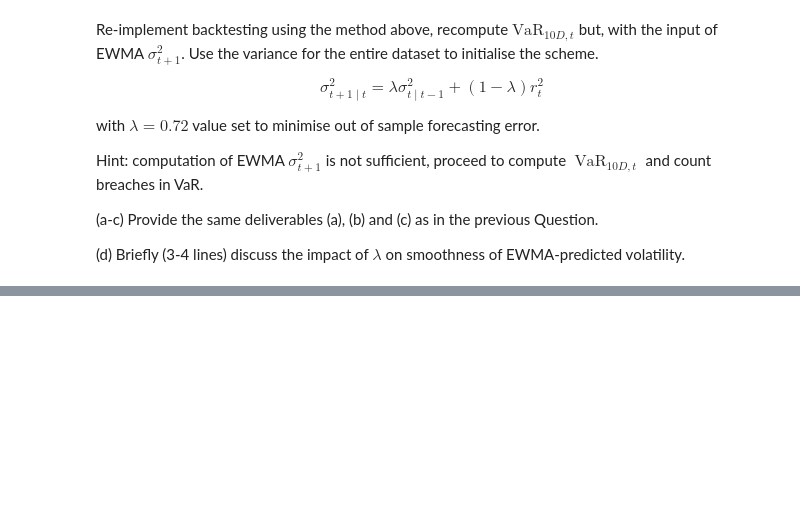
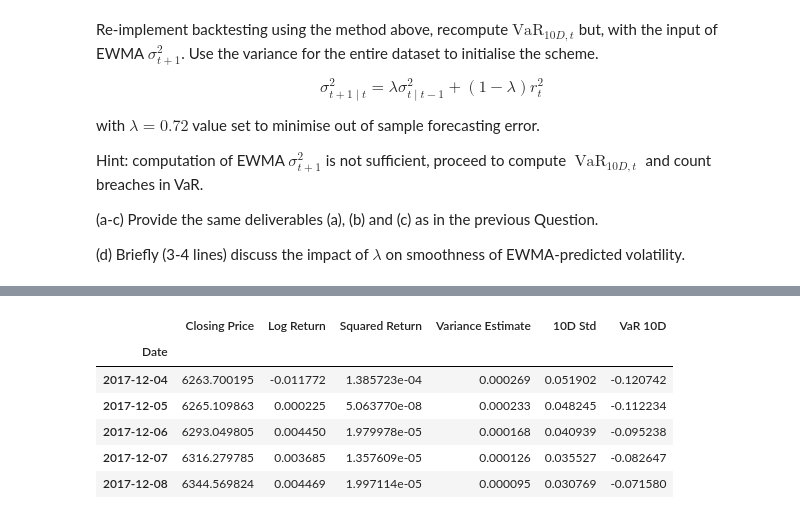
Before and after one commit to imharrisonking/cqf, a Jupyter notebook: 02-quantitative-risk-and-return/exam/E1_HARRISONKING_REPORT.ipynb, the cells around one changed output, grey strips where cells are left out. Cells and saved outputs as stored; diff of their text form; code cells hidden in the pictures; blank space fills up the shorter version.

```diff
--- a/02-quantitative-risk-and-return/exam/E1_HARRISONKING_REPORT.ipynb
+++ b/02-quantitative-risk-and-return/exam/E1_HARRISONKING_REPORT.ipynb
@@ -932,0 +976,27 @@ Hint: computation of EWMA $\sigma_{t+1}^{2}$ is not sufficient, proceed to compu
+# %%
+# Set lambda value for EWMA function
+ewma_lambda = 0.72
+
+# Create a new column and set the first value to the average variance
+risk_metrics_df['Variance Estimate'] = np.nan
+risk_metrics_df['Variance Estimate'].iloc[0] = average_variance
+
+# Loop through the rows using the previous row's variance estimate with the EWMA function
+for i in range(1, len(risk_metrics_df)):
+    risk_metrics_df['Variance Estimate'].iloc[i] = (ewma_lambda * risk_metrics_df['Variance Estimate'].iloc[i-1]) + (1 - ewma_lambda) * risk_metrics_df['Squared Return'].iloc[i-1]
+
+# Calculate the 10 day standard deviation
+risk_metrics_df['10D Std'] = np.sqrt(risk_metrics_df['Variance Estimate'] * 10)
+
+# 10 day VaR at the same confidence level, therefore use same factor
+risk_metrics_df['VaR 10D'] = risk_metrics_df['10D Std'] * factor
+
+risk_metrics_df.head()
+# %% [output]
+|  | Closing Price | Log Return | Squared Return | Variance Estimate | 10D Std | VaR 10D |
+| Date |  |  |  |  |  |  |
+| 2017-12-04 | 6263.700195 | -0.011772 | 1.385723e-04 | 0.000269 | 0.051902 | -0.120742 |
+| 2017-12-05 | 6265.109863 | 0.000225 | 5.063770e-08 | 0.000233 | 0.048245 | -0.112234 |
+| 2017-12-06 | 6293.049805 | 0.004450 | 1.979978e-05 | 0.000168 | 0.040939 | -0.095238 |
+| 2017-12-07 | 6316.279785 | 0.003685 | 1.357609e-05 | 0.000126 | 0.035527 | -0.082647 |
+| 2017-12-08 | 6344.569824 | 0.004469 | 1.997114e-05 | 0.000095 | 0.030769 | -0.071580 |
```
Also changed, not shown: parts of 13 cells of this notebook.
